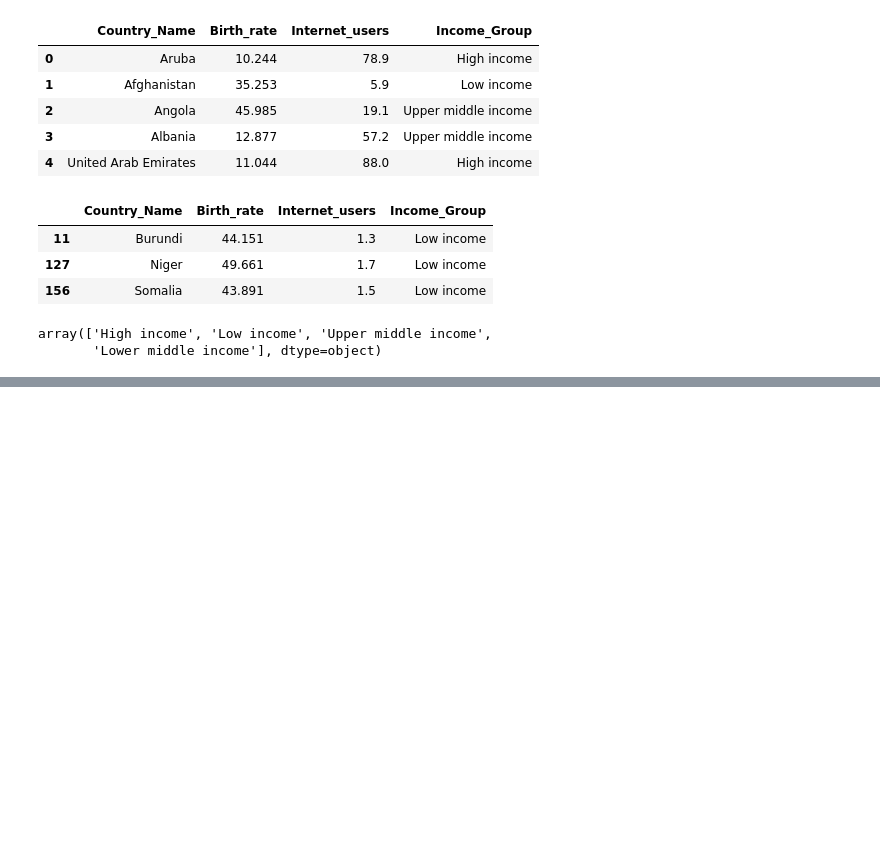
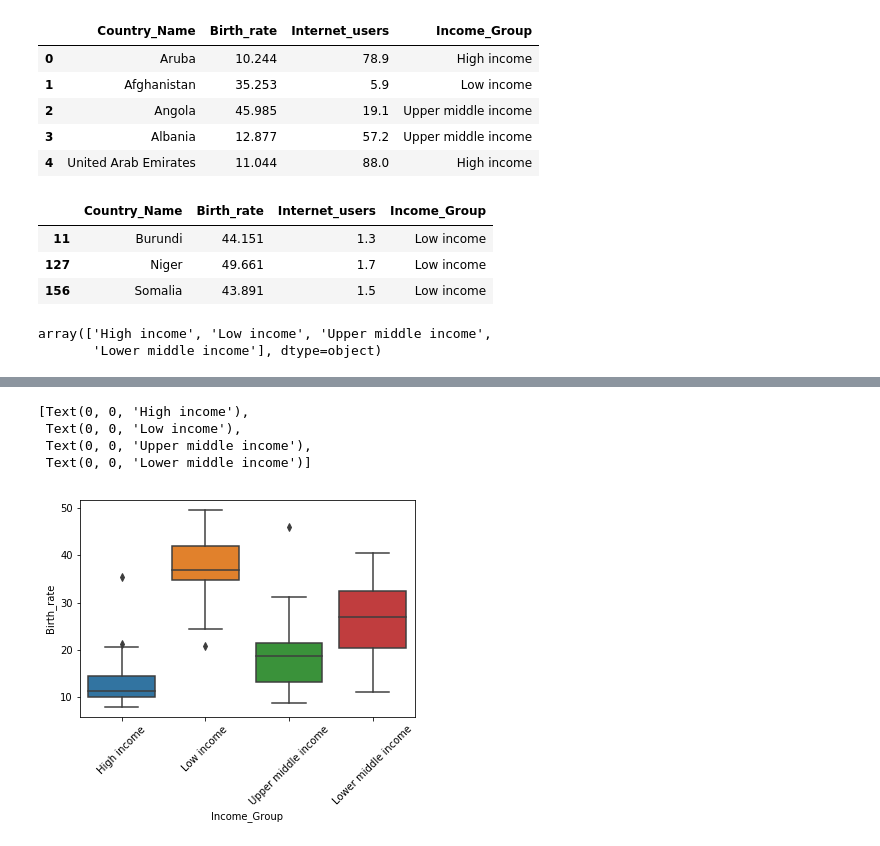
Before and after one commit to ChaoukiBenIssaid/Python, a Jupyter notebook: notebook_demographic.ipynb, the cells around one changed output, grey strips where cells are left out. Cells and saved outputs as stored; diff of their text form; code cells hidden in the pictures; blank space fills up the shorter version.

```diff
--- a/notebook_demographic.ipynb
+++ b/notebook_demographic.ipynb
@@ -153,0 +161,10 @@ import seaborn as sns
+# %%
+# Boxplot
+ax = sns.boxplot(data = data, x='Income_Group', y='Birth_rate')
+ax.set_xticklabels(ax.get_xticklabels(),rotation=45)
+# %% [output]
+[Text(0, 0, 'High income'),
+ Text(0, 0, 'Low income'),
+ Text(0, 0, 'Upper middle income'),
+ Text(0, 0, 'Lower middle income')]
+[figure, added]
```
Also changed, not shown: parts of 4 cells of this notebook.
